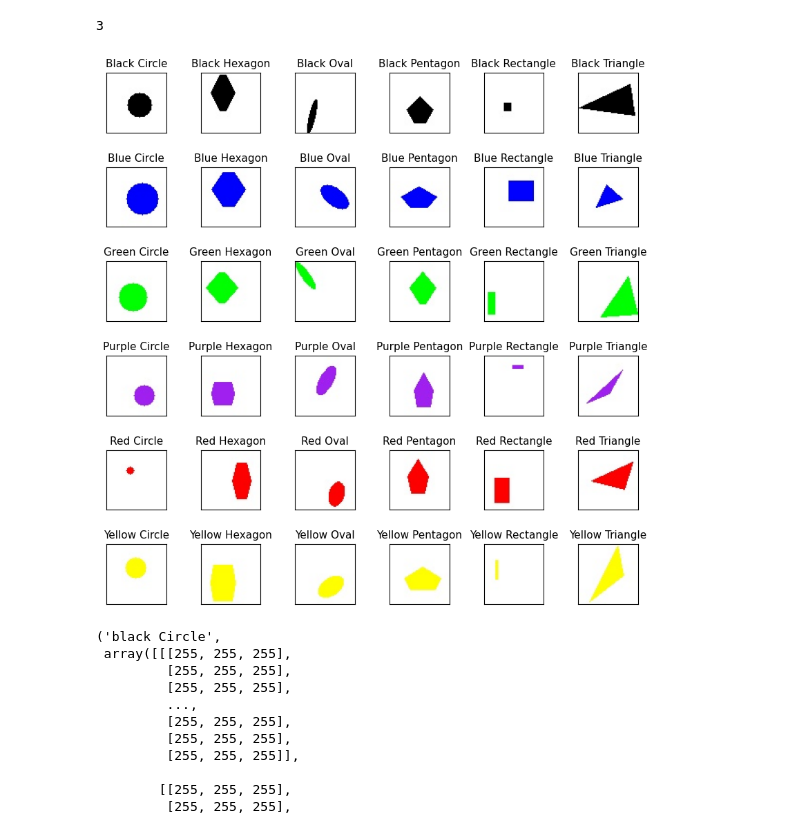
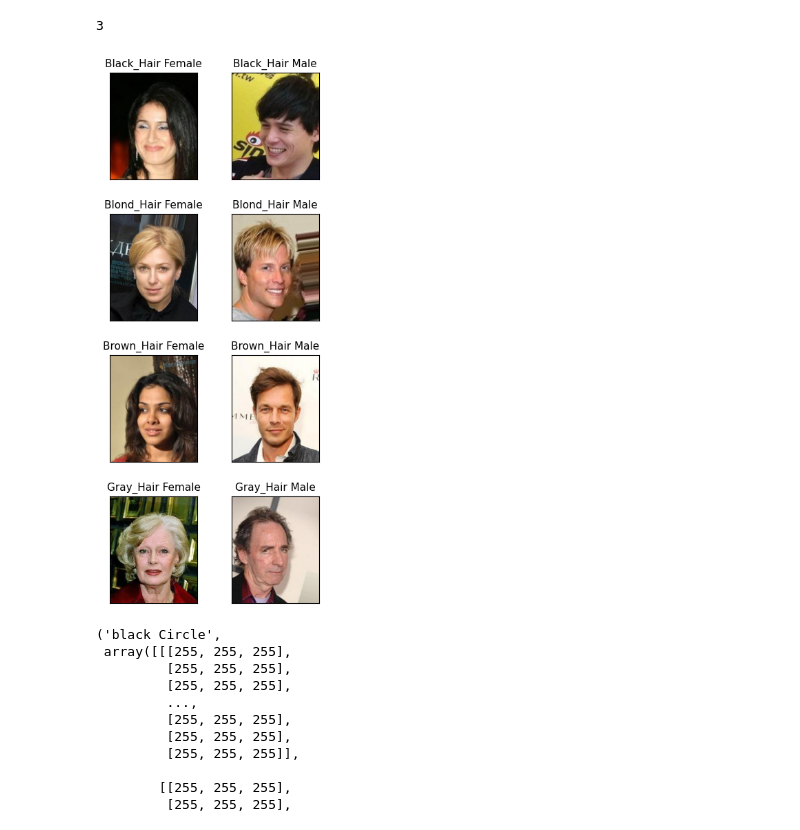
Before and after one commit to Larry234/Conditional_Diffusion, a Jupyter notebook: sample.ipynb, the cells around one changed output. Drawn from its saved outputs; the diff is of its cells as text; code cells hidden in the pictures.

```diff
--- a/sample.ipynb
+++ b/sample.ipynb
@@ -134,12 +138,7 @@ img = imgs[0, :].squeeze()
 # %% [output]
 3
 # %%
-from PIL import Image
-import os
-from glob import glob
-import random
-import matplotlib.pyplot as plt
-import cv2
+
 
 
 def image_grid(imgs, rows, cols):
@@ -153,31 +152,32 @@ def image_grid(imgs, rows, cols):
         grid.paste(img, box=(i%cols*w, i//cols*h))
     return grid
 
-data_root = "/root/notebooks/nfs/work/dataset/toy_dataset_1000"
+data_root = "/root/notebooks/nfs/work/dataset/CelebA"
 imgs = []
 for tar in sorted(os.listdir(data_root)):
-    im = cv2.imread(os.path.join(data_root, tar, "00001.jpg"))
+    p = random.choice(glob(os.path.join(data_root, tar, "*.jpg")))
+    im = cv2.imread(p)
     im = cv2.cvtColor(im, cv2.COLOR_BGR2RGB)
     tmp = tar[0].upper() + tar[1:]
-    imgs.append((tmp,  im))
+    imgs.append((tar,  im))
 
 # grid = image_grid(imgs, 6, 6)
 # grid.save("shape.png")
 # %%
 from mpl_toolkits.axes_grid1 import ImageGrid
 
 fig = plt.figure(figsize=(10, 10))
 
-grid = ImageGrid(fig, 111, nrows_ncols=(6, 6), axes_pad=0.5)
+grid = ImageGrid(fig, 111, nrows_ncols=(4, 2), axes_pad=0.5)
 
 for ax, img in zip(grid, imgs):
     ax.set_xticks([])
     ax.set_yticks([])
     ax.set_title(f"{img[0]}", fontsize=11)
     ax.imshow(img[1])
-plt.savefig("shapecolor.png", bbox_inches='tight')
+plt.savefig("Visualization/celeba.png", bbox_inches='tight')
 # %% [output]
-[figure, old version]
+[figure, new version]
 # %%
 # %% [output]
 ('black Circle',
```
Also changed, not shown: parts of 1 cell of this notebook, 1 other file.
